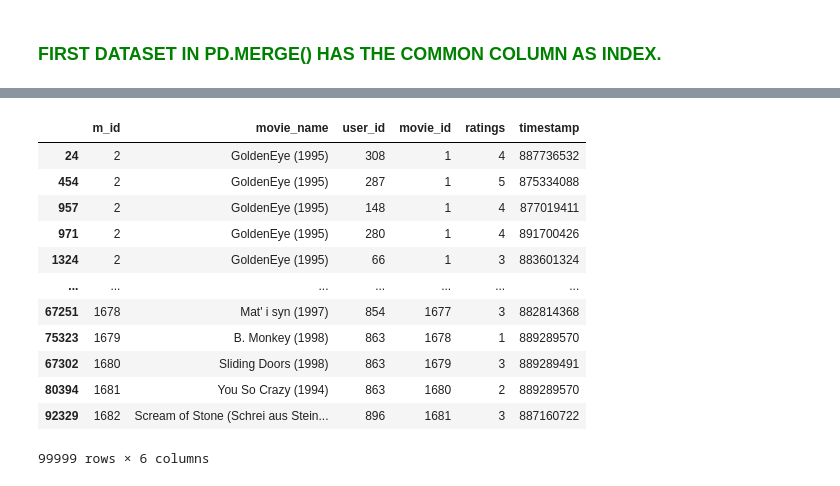
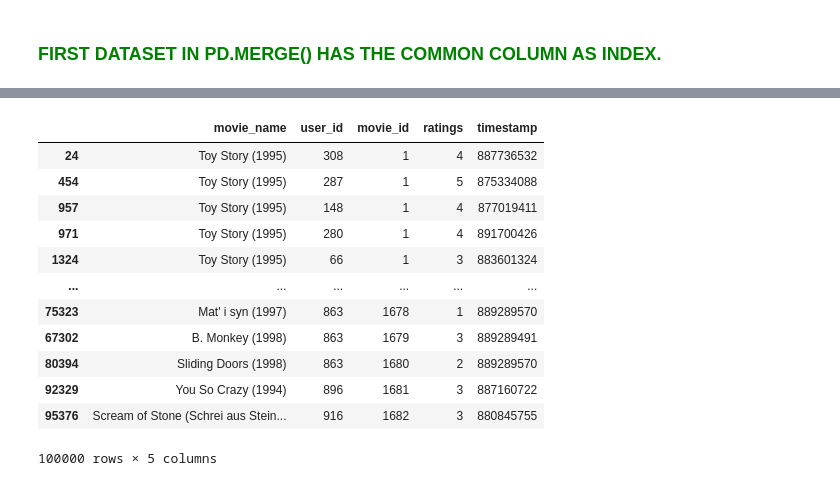
Before and after one commit to Sreekanthrshekar/personal_projects, a Jupyter notebook: data_cleaning_and_preprocessing/Data_preprocessing_methods.ipynb, the cells around one changed output, grey strips where cells are left out. Drawn from its saved outputs; the diff is of its cells as text; code cells hidden in the pictures.

Commit message:
added a question on merging when the dataset has the common column as index.

```diff
--- a/data_cleaning_and_preprocessing/Data_preprocessing_methods.ipynb
+++ b/data_cleaning_and_preprocessing/Data_preprocessing_methods.ipynb
@@ -432,7 +433,7 @@ movie_r
 # %% [markdown]
 ### <font color=green > FIRST DATASET IN PD.MERGE() HAS THE COMMON COLUMN AS INDEX. </font>
 # %%
-col_names1 =['m_id','movie_name']
-movie_df3 = pd.read_table('u.item', sep ="|", header =None, usecols=[0,1], names=col_names1,)
-col_names2 =['user_id', 'movie_id', 'ratings', 'timestamp']
-movie_df2 = pd.read_table('u.data', header =None, names = col_names2)
+col_names5 =['m_id','movie_name']
+movie_df5 = pd.read_table('u.item', sep ="|", header =None, usecols=[0,1], names=col_names5,index_col='m_id')
+col_names6 =['user_id', 'movie_id', 'ratings', 'timestamp']
+movie_df6 = pd.read_table('u.data', header =None, names = col_names6)
@@ -473,17 +473,17 @@ movie_df2
 # %%
-movie_rating2 = pd.merge(movie_df3,movie_df2, left_index=True, right_on='movie_id', validate= 'one_to_many')
-movie_rating2
+movie_rating31 = pd.merge(movie_df5,movie_df6, left_index=True, right_on='movie_id')
+movie_rating31
 # %% [output]
-|  | m_id | movie_name | user_id | movie_id | ratings | timestamp |
-| 24 | 2 | GoldenEye (1995) | 308 | 1 | 4 | 887736532 |
-| 454 | 2 | GoldenEye (1995) | 287 | 1 | 5 | 875334088 |
-| 957 | 2 | GoldenEye (1995) | 148 | 1 | 4 | 877019411 |
-| 971 | 2 | GoldenEye (1995) | 280 | 1 | 4 | 891700426 |
-| 1324 | 2 | GoldenEye (1995) | 66 | 1 | 3 | 883601324 |
-| ... | ... | ... | ... | ... | ... | ... |
-| 67251 | 1678 | Mat' i syn (1997) | 854 | 1677 | 3 | 882814368 |
-| 75323 | 1679 | B. Monkey (1998) | 863 | 1678 | 1 | 889289570 |
-| 67302 | 1680 | Sliding Doors (1998) | 863 | 1679 | 3 | 889289491 |
-| 80394 | 1681 | You So Crazy (1994) | 863 | 1680 | 2 | 889289570 |
-| 92329 | 1682 | Scream of Stone (Schrei aus Stein... | 896 | 1681 | 3 | 887160722 |
+|  | movie_name | user_id | movie_id | ratings | timestamp |
+| 24 | Toy Story (1995) | 308 | 1 | 4 | 887736532 |
+| 454 | Toy Story (1995) | 287 | 1 | 5 | 875334088 |
+| 957 | Toy Story (1995) | 148 | 1 | 4 | 877019411 |
+| 971 | Toy Story (1995) | 280 | 1 | 4 | 891700426 |
+| 1324 | Toy Story (1995) | 66 | 1 | 3 | 883601324 |
+| ... | ... | ... | ... | ... | ... |
+| 75323 | Mat' i syn (1997) | 863 | 1678 | 1 | 889289570 |
+| 67302 | B. Monkey (1998) | 863 | 1679 | 3 | 889289491 |
+| 80394 | Sliding Doors (1998) | 863 | 1680 | 2 | 889289570 |
+| 92329 | You So Crazy (1994) | 896 | 1681 | 3 | 887160722 |
+| 95376 | Scream of Stone (Schrei aus Stein... | 916 | 1682 | 3 | 880845755 |
-99999 rows × 6 columns
+100000 rows × 5 columns
```
Also changed, not shown: parts of 22 cells of this notebook.
